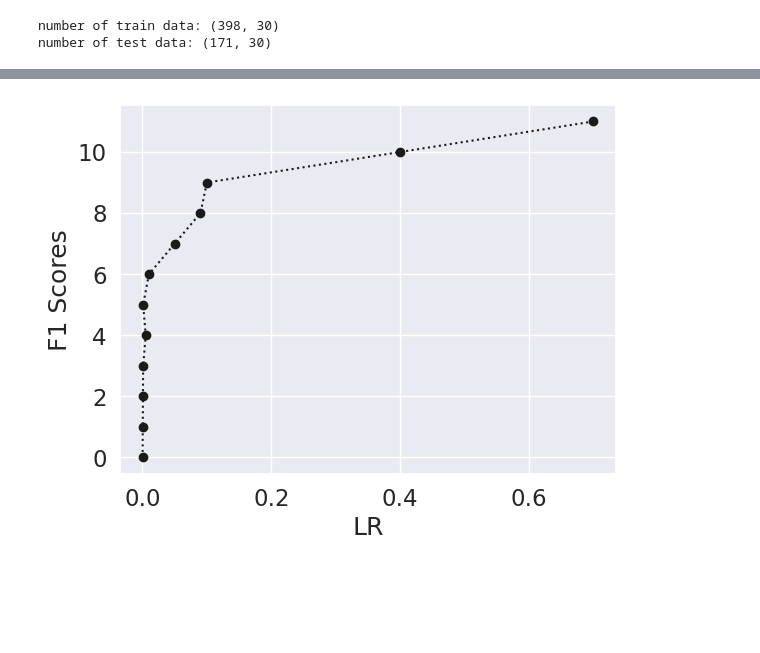
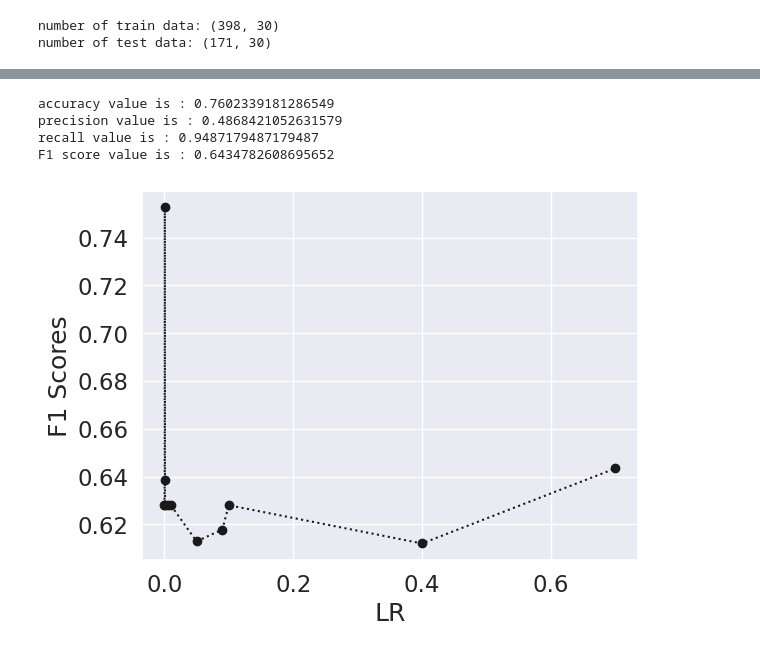
Before and after one commit to NafiseKian/logistic_regression_classification, a Jupyter notebook: project_binary_classification.ipynb, the cells around one changed output, grey strips where cells are left out. Drawn from its saved outputs; the diff is of its cells as text; code cells hidden in the pictures; blank space fills up the shorter version.

```diff
--- a/project_binary_classification.ipynb
+++ b/project_binary_classification.ipynb
@@ -333,15 +342,39 @@ plot_conf_mat(conf_mat)
+# %%
+#task 7 calculate Precision , Accuracy and F1 score
+
+Acc = 0
+Prec = 0
+Recall = 0
+F1_score = 0
+
+Acc = (TP + TN ) / totall
+print("accuracy value is :" , Acc)
+
+Prec = TP / (TP + FP)
+print ("precision value is :" ,Prec )
+
+Recall = TP / (TP + FN)
+print("recall value is :" , Recall)
+
+F1_score = (2*Prec*Recall) / (Prec + Recall)
+print("F1 score value is :" , F1_score)
+# %% [output]
+accuracy value is : 0.7602339181286549
+precision value is : 0.4868421052631579
+recall value is : 0.9487179487179487
+F1 score value is : 0.6434782608695652
 # %%
 # test each learning rate and obtained F1 score for each one,
 # do experiments one by one and fill the F1 scores manually
 # use test dataset
 
-LR = [0.0001, 0.0005, 0.0007, 0.001, 0.005, 0.001, 0.01, 0.05, 0.09, 0.1, 0.4, 0.7]
+LR = [0.0001, 0.0005, 0.0007, 0.001, 0.005,  0.01, 0.05, 0.09, 0.1, 0.4, 0.7]
 # you need to update F1_score_list
-F1_score_list = [0,1,2,3,4,5,6,7,8,9,10,11]
+F1_score_list = [0.6280 ,0.6386 ,0.7526 ,0.6280 ,0.6280,0.6280,0.6129,0.6178,0.6280,0.612,0.6434]
 
 plt.plot(LR, F1_score_list, 'o:k')
 plt.xlabel("LR")
 plt.ylabel("F1 Scores")
 plt.show()
 # %% [output]
-[figure, old version]
+[figure, new version]
```
Also changed, not shown: parts of 6 cells of this notebook.
